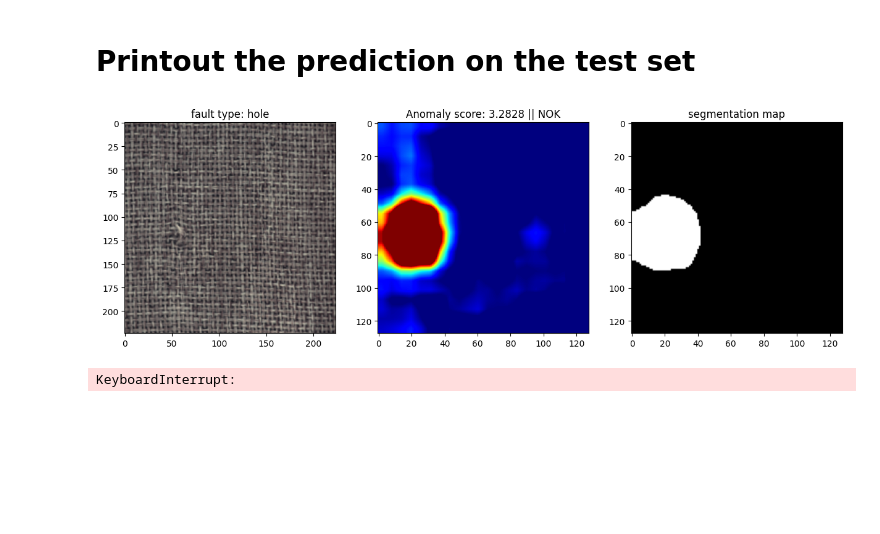
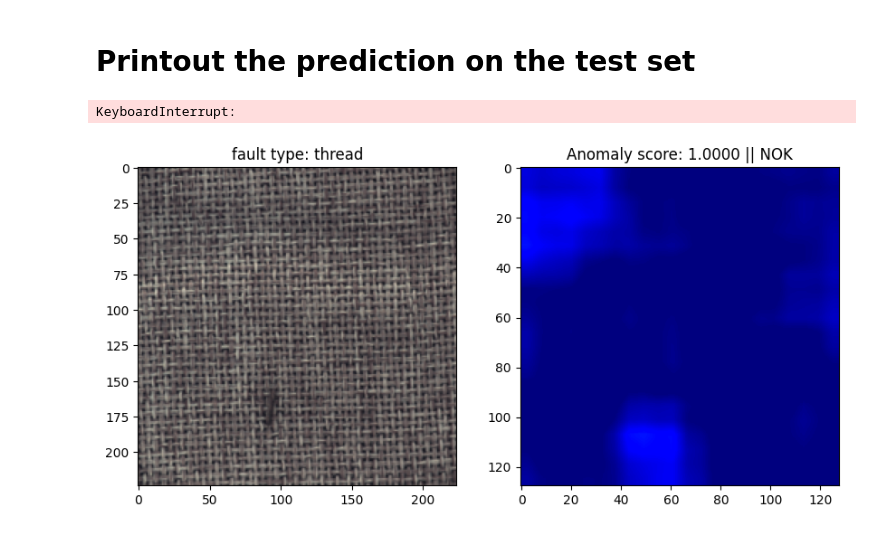
Before and after one commit to mohan696matlab/mvtec_anomalydetection, a Jupyter notebook: AD_3_using_resnet_backbone_multilevel.ipynb, the cells around one changed output. Saved outputs shown, nothing was run; the diff lists cells and outputs as text; code cells hidden in the pictures; blank space fills up the shorter version.

```diff
--- a/AD_3_using_resnet_backbone_multilevel.ipynb
+++ b/AD_3_using_resnet_backbone_multilevel.ipynb
@@ -432,7 +432,7 @@ for path in test_path.glob('*/*.png'):
     y_pred_image = 1*(y_score_image >= best_threshold)
     class_label = ['OK','NOK']
 
-    if fault_type in ['hole']:
+    if fault_type in ['hole','color']:
 
         plt.figure(figsize=(15,5))
 
@@ -456,7 +456,7 @@ for path in test_path.glob('*/*.png'):
         time.sleep(0.05)
         clear_output(wait=True)
 # %% [output]
-[figure, removed]
+KeyboardInterrupt:
 # %%
 import cv2, time
 from IPython.display import clear_output
@@ -474,32 +474,32 @@ for path in test_path.glob('*/*.png'):
         features = backbone(test_image)
         # Forward pass
         recon = model(features)
 
     segm_map = ((features - recon)**2).mean(axis=(1))[:,3:-3,3:-3]
     y_score_image = decision_function(segm_map=segm_map)
     # y_score_image = segm_map.mean(axis=(1,2))
 
     y_pred_image = 1*(y_score_image >= best_threshold)
     class_label = ['OK','NOK']
 
-    if fault_type in ['color','good']:
+    if fault_type in ['color','thread']:
 
         plt.figure(figsize=(10,5))
 
         plt.subplot(1,2,1)
         plt.imshow(test_image.squeeze().permute(1,2,0).cpu().numpy())
         plt.title(f'fault type: {fault_type}')
 
         plt.subplot(1,2,2)
         heat_map = segm_map.squeeze().cpu().numpy()
         heat_map = heat_map
         heat_map = cv2.resize(heat_map, (128,128))
         plt.imshow(heat_map, cmap='jet', vmin=heat_map_min, vmax=heat_map_max*2)
         plt.title(f'Anomaly score: {y_score_image[0].cpu().numpy() / best_threshold:0.4f} || {class_label[y_pred_image]}')
 
         plt.show()
 
         time.sleep(0.05)
         clear_output(wait=True)
 # %% [output]
-KeyboardInterrupt:
+[figure, added]
```
Also changed, not shown: parts of 3 cells of this notebook.
